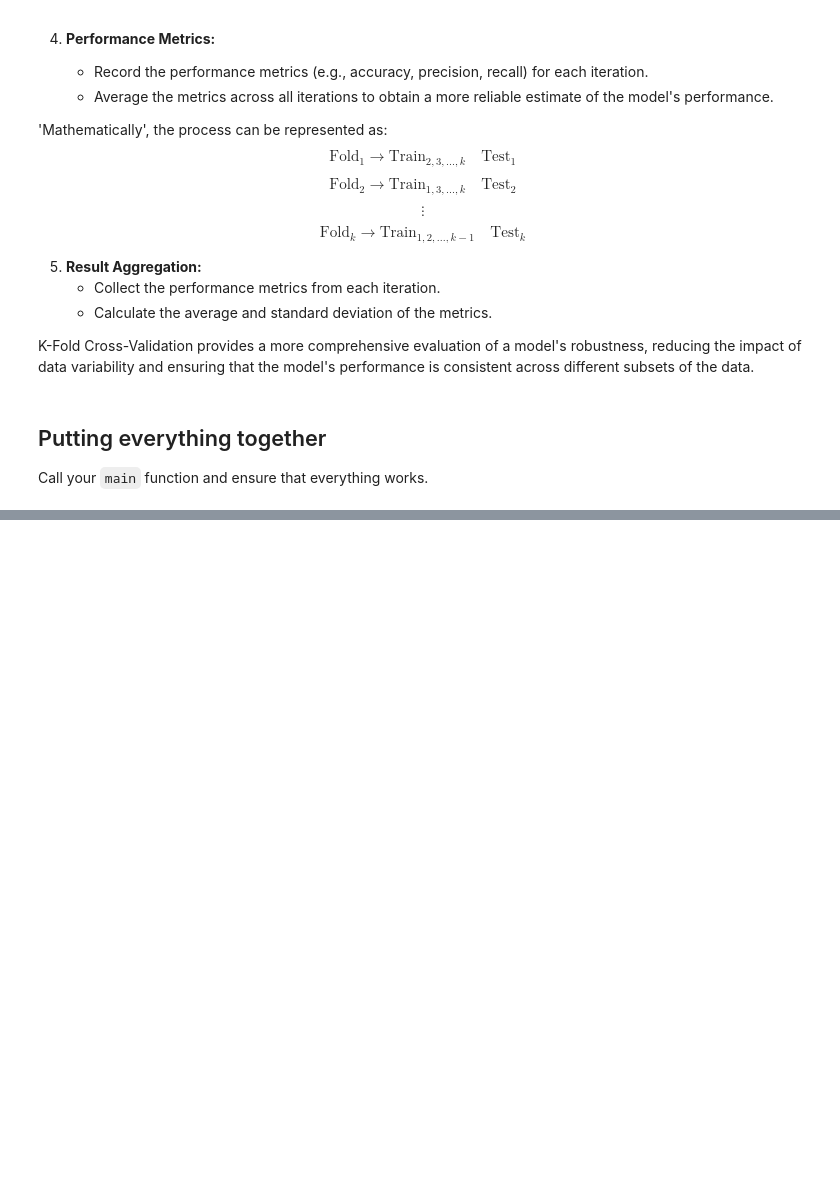
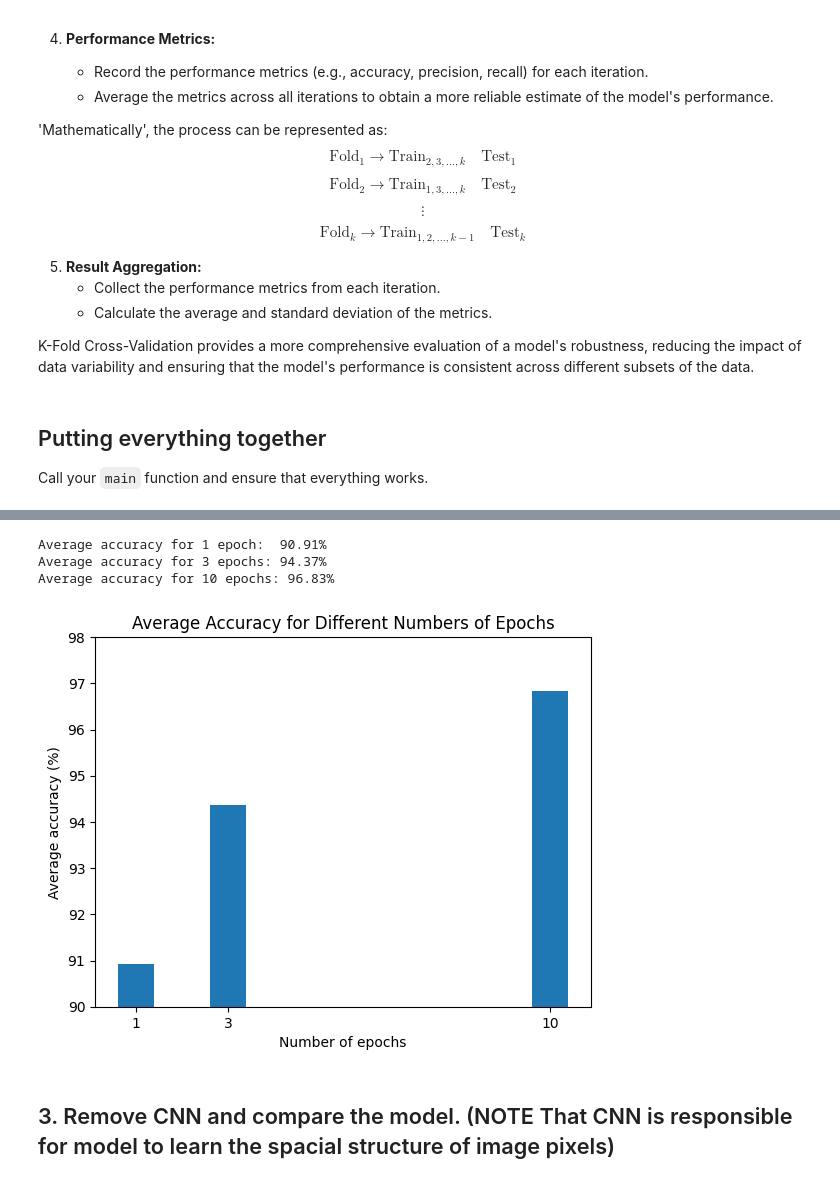
Before and after one commit to viba2001/AI_Science_Engineering_Fall26, a Jupyter notebook: Tutorial 02 CrossValidation and intro to CNNs.ipynb, the cells around one changed output, grey strips where cells are left out. Cells and saved outputs as stored; diff of their text form; code cells hidden in the pictures; blank space fills up the shorter version.

```diff
--- a/Tutorial 02 CrossValidation and intro to CNNs.ipynb
+++ b/Tutorial 02 CrossValidation and intro to CNNs.ipynb
@@ -255,0 +352,2 @@ main()
+# %%
+results_e1 = main(k_folds = 3, num_epochs = 1)
@@ -255,0 +372,2 @@ main()
+# %%
+results_e3 = main(k_folds = 3, num_epochs = 3)
@@ -255,0 +392,2 @@ main()
+# %%
+results_e10 = main(k_folds = 3, num_epochs = 10)
@@ -255,0 +412,32 @@ main()
+# %%
+# Comparison
+# Calculate average accuracy for each number of epochs
+avg_e1 = sum(results_e1.values()) / len(results_e1)
+avg_e3 = sum(results_e3.values()) / len(results_e3)
+avg_e10 = sum(results_e10.values()) / len(results_e10)
+
+print(f"Average accuracy for 1 epoch:  {avg_e1:.2f}%")
+print(f"Average accuracy for 3 epochs: {avg_e3:.2f}%")
+print(f"Average accuracy for 10 epochs: {avg_e10:.2f}%")
+# %% [output]
+Average accuracy for 1 epoch:  90.91%
+Average accuracy for 3 epochs: 94.37%
+Average accuracy for 10 epochs: 96.83%
+# %%
+epochs = [1, 3, 10]
+average_accuracies = [avg_e1, avg_e3, avg_e10]
+
+plt.bar(epochs, average_accuracies)
+
+plt.xlabel("Number of epochs")
+plt.ylabel("Average accuracy (%)")
+plt.title("Average Accuracy for Different Numbers of Epochs")
+plt.xticks(epochs)
+
+plt.ylim(90, 98)
+
+plt.show()
+# %% [output]
+[figure, added]
+# %% [markdown]
+## 3. Remove CNN and compare the model. (NOTE That CNN is responsible for model to learn the spacial structure of image pixels)
```
Also changed, not shown: parts of 21 cells of this notebook.
